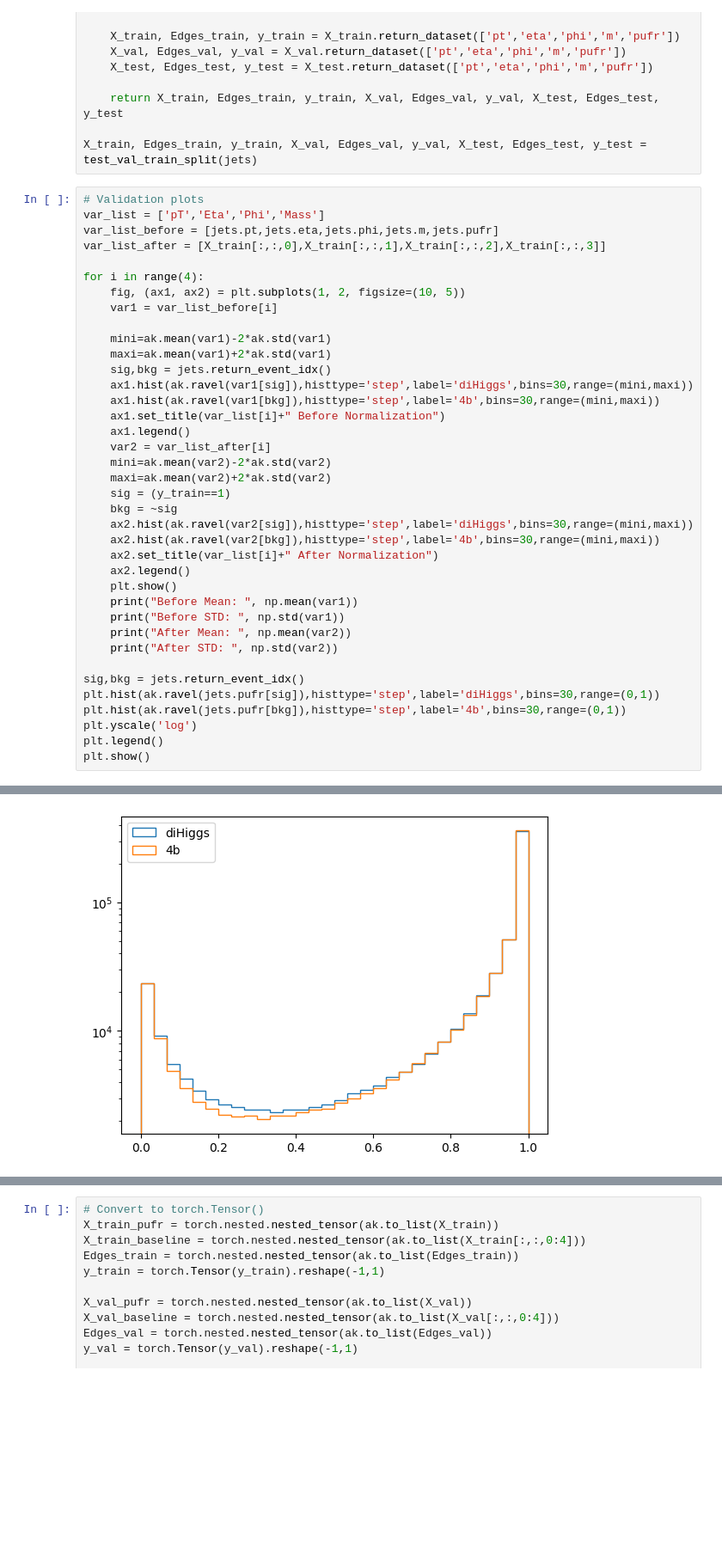
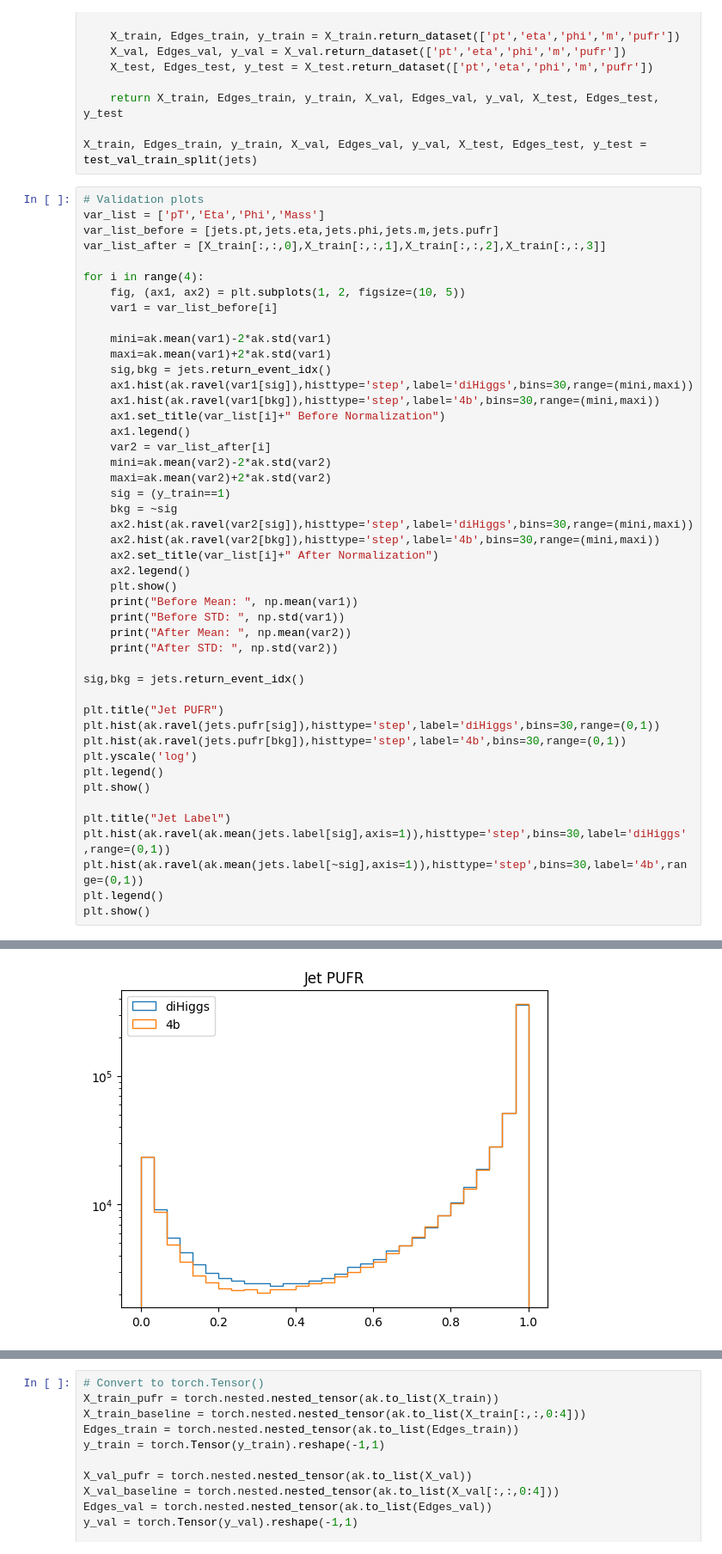
Before and after one commit to LukeV37/Pileup_Project, a Jupyter notebook: analysis/DiHiggs_4b_Attention_Classifier.ipynb, the cells around one changed output, grey strips where cells are left out. Shown: that part at 86% size. Saved outputs shown, nothing was run; the diff lists cells and outputs as text; blank space fills up the shorter version.

```diff
--- a/analysis/DiHiggs_4b_Attention_Classifier.ipynb
+++ b/analysis/DiHiggs_4b_Attention_Classifier.ipynb
@@ -228,9 +228,17 @@ for i in range(4):
     print("After STD: ", np.std(var2))
 
 sig,bkg = jets.return_event_idx()
+
+plt.title("Jet PUFR")
 plt.hist(ak.ravel(jets.pufr[sig]),histtype='step',label='diHiggs',bins=30,range=(0,1))
 plt.hist(ak.ravel(jets.pufr[bkg]),histtype='step',label='4b',bins=30,range=(0,1))
 plt.yscale('log')
 plt.legend()
 plt.show()
+
+plt.title("Jet Label")
+plt.hist(ak.ravel(ak.mean(jets.label[sig],axis=1)),histtype='step',bins=30,label='diHiggs',range=(0,1))
+plt.hist(ak.ravel(ak.mean(jets.label[~sig],axis=1)),histtype='step',bins=30,label='4b',range=(0,1))
+plt.legend()
+plt.show()
 # %% [output]
@@ -257 +265 @@ After STD:  0.9999158978163768
-[figure, old version]
+[figure, new version]
```
Also changed, not shown: parts of 7 cells of this notebook.
